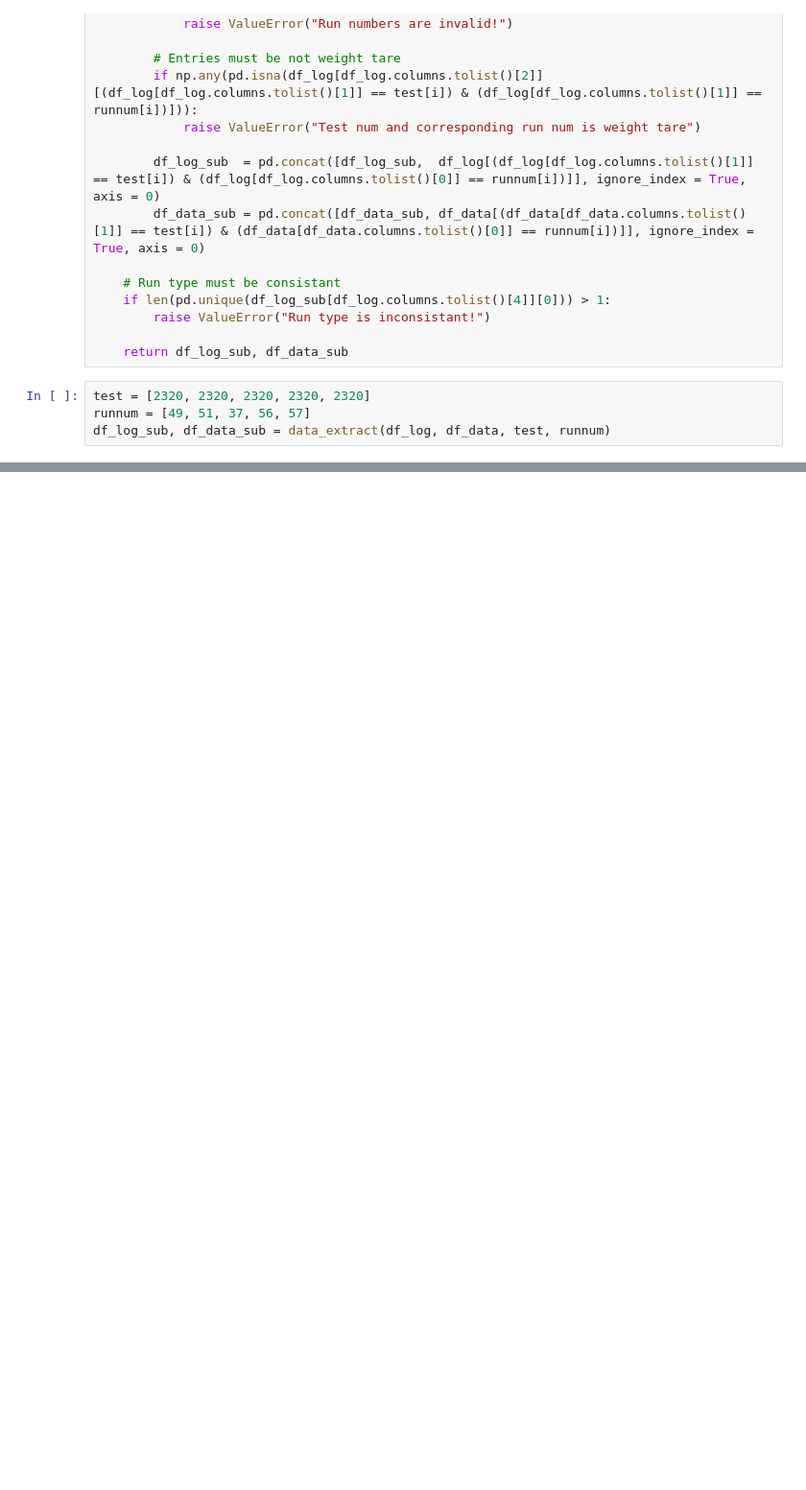
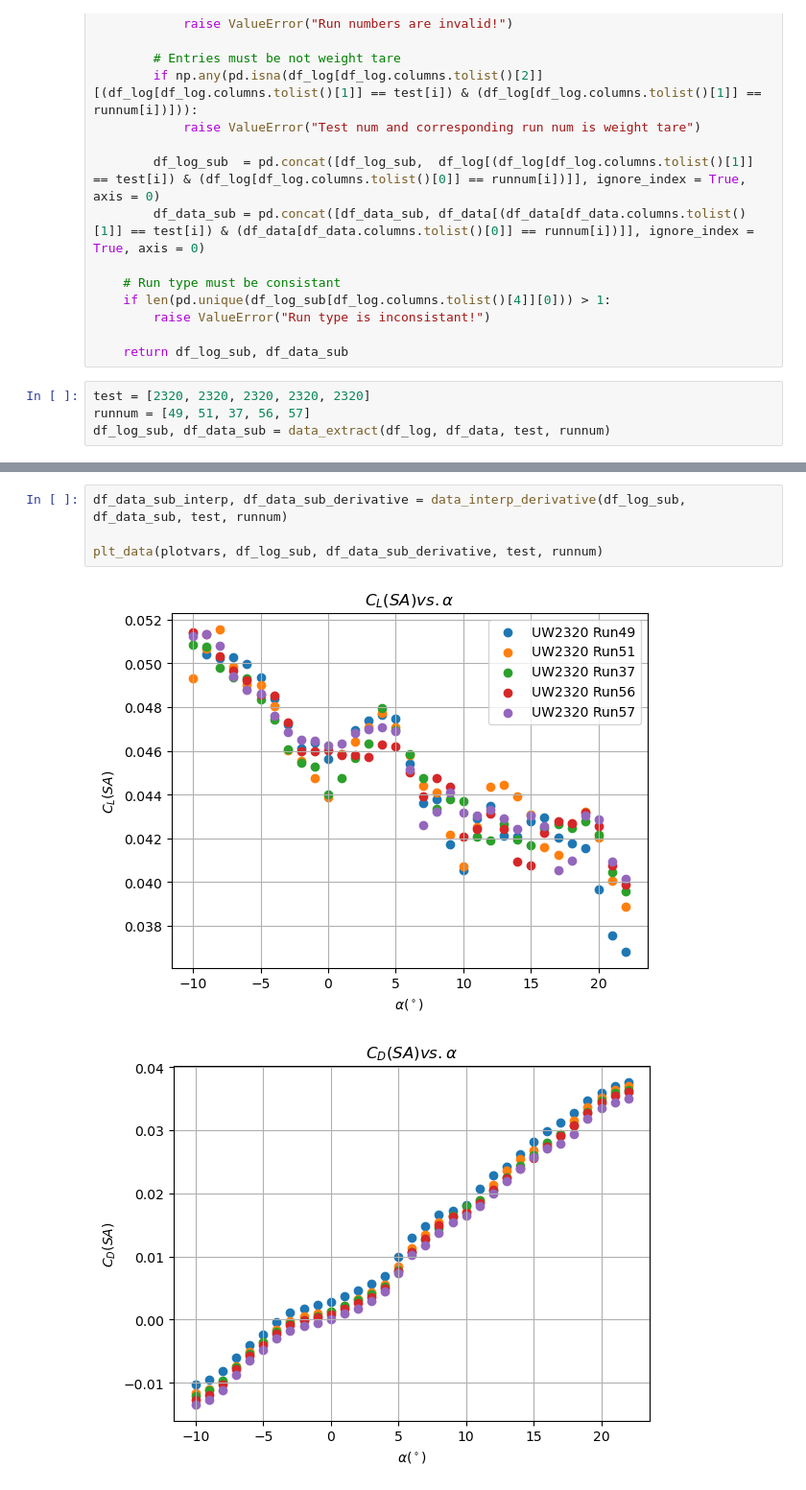
Before and after one commit to eddiekyting/SCALOS, a Jupyter notebook: project/sandbox/Extract_data.ipynb, the cells around one changed output, grey strips where cells are left out. Shown at 96% size. Drawn from its saved outputs; the diff is of its cells as text; blank space fills up the shorter version.

```diff
--- a/project/sandbox/Extract_data.ipynb
+++ b/project/sandbox/Extract_data.ipynb
@@ -164,0 +215,7 @@ for j in range(len(plotvars)):
+# %%
+df_data_sub_interp, df_data_sub_derivative = data_interp_derivative(df_log_sub, df_data_sub, test, runnum)
+
+plt_data(plotvars, df_log_sub, df_data_sub_derivative, test, runnum)
+# %% [output]
+[figure, added]
+[figure, added]
```
Also changed, not shown: parts of 6 cells of this notebook.
